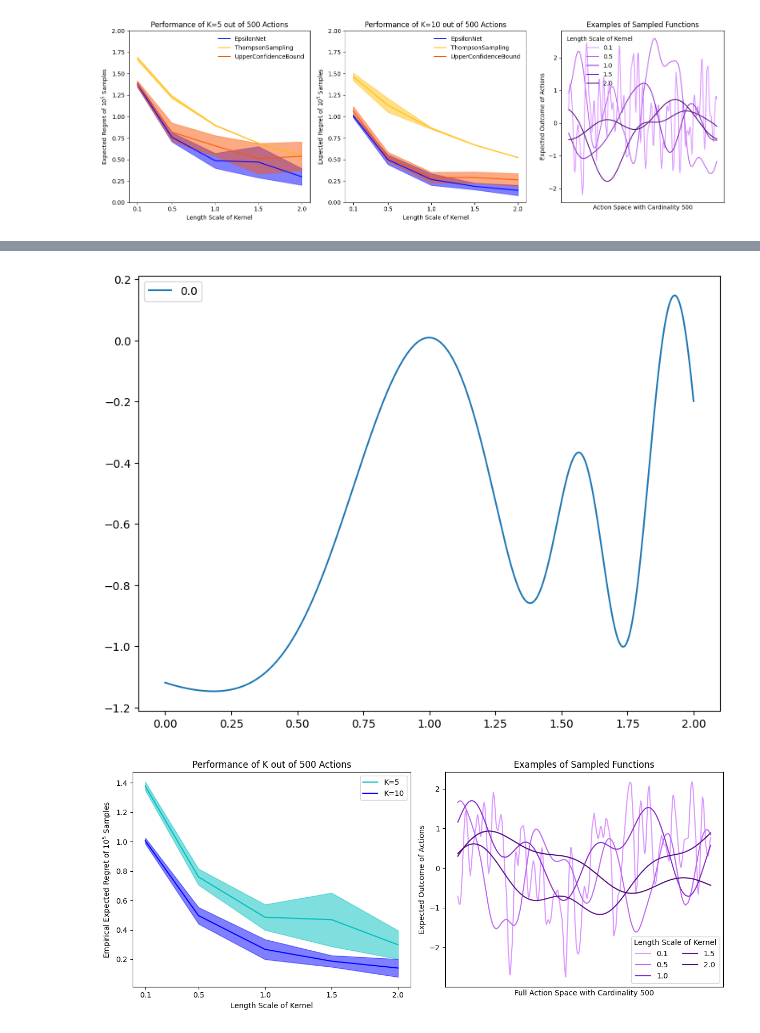
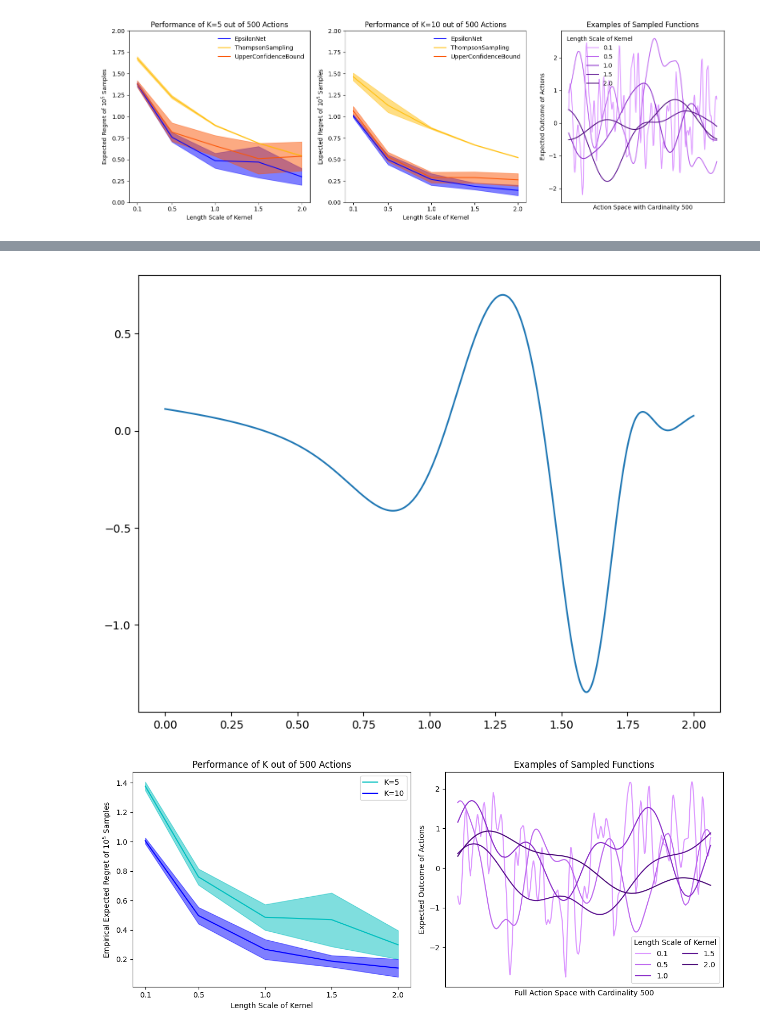
Before and after one commit to Quan-Zhou/MAB, a Jupyter notebook: RKHScombinatorial.ipynb, the cells around one changed output, grey strips where cells are left out. Cells and saved outputs as stored; diff of their text form; code cells hidden in the pictures.

```diff
--- a/RKHScombinatorial.ipynb
+++ b/RKHScombinatorial.ipynb
@@ -196,21 +167,3 @@ result = math.comb(15,5)
 print(result)  # Output: 10
 # %% [output]
 3003
-# %%
-IfStationary=True
-report=pd.DataFrame(columns=['EmpiricialRegret','length_scale','K','method'])
-length_range=[0.5,1,2,3,4,5,6] #0.1,0.5,1,
-
-for K in [3,4,5]:
-    for length_scale in length_range:
-        for ignore in range(50):
-            fun=GPfunctions(K,length_scale=length_scale,IfStationary=IfStationary)
-            output=fun.test(fun.subset)
-            ucb=fun.test(fun.run_ucb(time_steps=1000))
-            ts=fun.test(fun.run_ts(time_steps=1000))
-            row=pd.Series({'EmpiricialRegret':output,'length_scale':length_scale,'K':K,'method':'epsilon'})
-            row_ucb=pd.Series({'EmpiricialRegret':ucb,'length_scale':length_scale,'K':K,'method':'ucb'})
-            row_ts=pd.Series({'EmpiricialRegret':ts,'length_scale':length_scale,'K':K,'method':'ts'})
-            report = pd.concat([report,row.to_frame().T,row_ucb.to_frame().T,row_ts.to_frame().T], ignore_index=True)
-
-# report.to_csv('report_Stationary'+str(IfStationary)+'.csv',index=None)
@@ -225,7 +176,7 @@ report=pd.DataFrame(columns=['EmpiricialRegret','length_scale','K','method'])
 length_range=[1,2,3,4,5,6] #0.1,0.5,1,
 K=5
 for length_scale in length_range:
-    for ignore in range(5):
+    for ignore in range(20):
         fun=GPfunctions(K,length_scale=length_scale,IfStationary=IfStationary)
         output=fun.test(fun.subset)
         ucb=fun.test(fun.run_ucb(time_steps=3000))
@@ -261,21 +212,4 @@ length_scale  K  method
 Name: EmpiricialRegret, dtype: object
-# %%
-IfStationary=False
-report=pd.DataFrame(columns=['EmpiricialRegret','length_scale','K','method'])
-
-for K in [5]:
-    for ignore in range(5):
-        for length_scale in length_range:
-            fun=GPfunctions(K,length_scale,IfStationary=IfStationary)
-            output=fun.test(fun.subset)
-            # ucb=fun.test(fun.run_ucb(time_steps=500))
-            # ts=fun.test(fun.run_ts(time_steps=2000))
-            row=pd.Series({'EmpiricialRegret':output,'length_scale':length_scale,'K':K,'method':'epsilon'})
-            # row_ucb=pd.Series({'EmpiricialRegret':ucb,'length_scale':length_scale,'K':K,'method':'ucb'})
-            # row_ts=pd.Series({'EmpiricialRegret':ts,'length_scale':length_scale,'K':K,'method':'ts'})
-            report = pd.concat([report,row.to_frame().T,row_ucb.to_frame().T,row_ts.to_frame().T], ignore_index=True)
-
-# report.to_csv('report_Stationary'+str(IfStationary)+'.csv',index=None)
 # %% [markdown]
 **Plots**
 # %%
@@ -516,16 +491,14 @@ plt.show()
 # %%
 fig, axes = plt.subplots(figsize=(8,6))  # (rows, cols)
 K=10
 # for l in range(2):
 fun=GPfunctions_Epsilon(K=K,actionspace=actionspace,kernel=kernel)
-axes.plot(fun.actionspace,fun.samples(size=1).reshape(-1),label="{:.1f}".format(l))
-
-plt.legend()
+axes.plot(fun.actionspace,fun.samples(size=1).reshape(-1))
 # Adjust layout
 plt.tight_layout()
 plt.show()
 # %% [output]
-[figure, old version]
+[figure, new version]
 # %%
 fig, axes = plt.subplots(1,2,figsize=(12, 5))  # (rows, cols)
 colormap = dict(zip([5,10]+length_range, ['c','b']+['#DC97FF','#BD68EE','#8B2FC9','#5a108f','#4A0A77','#310055']))
```
Also changed, not shown: parts of 12 cells of this notebook, 3 other files.
